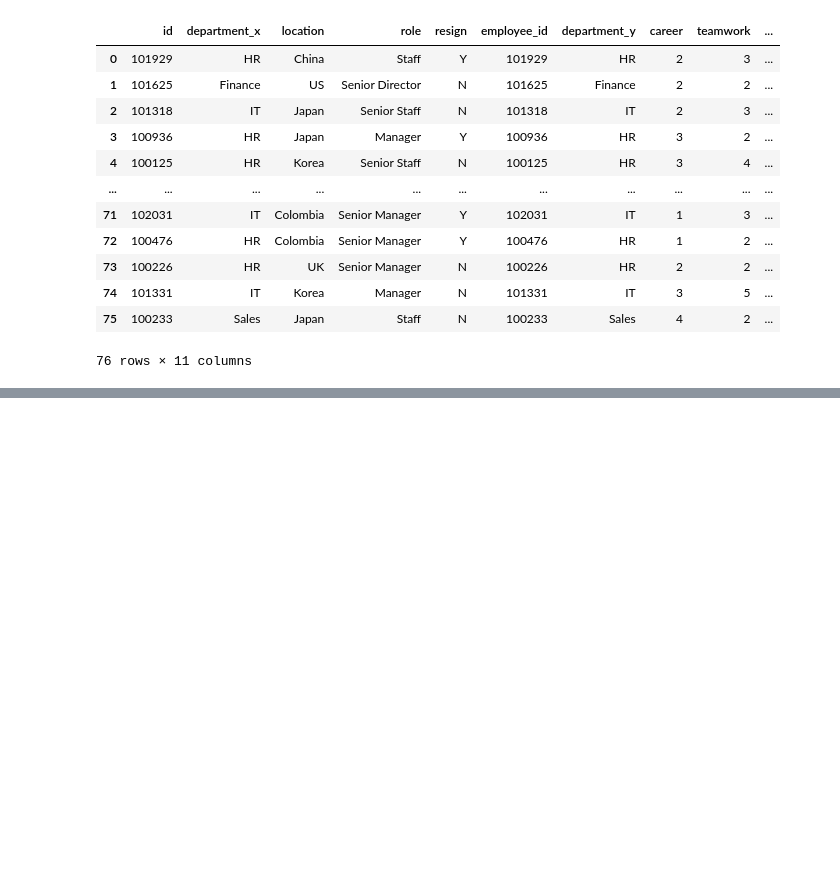
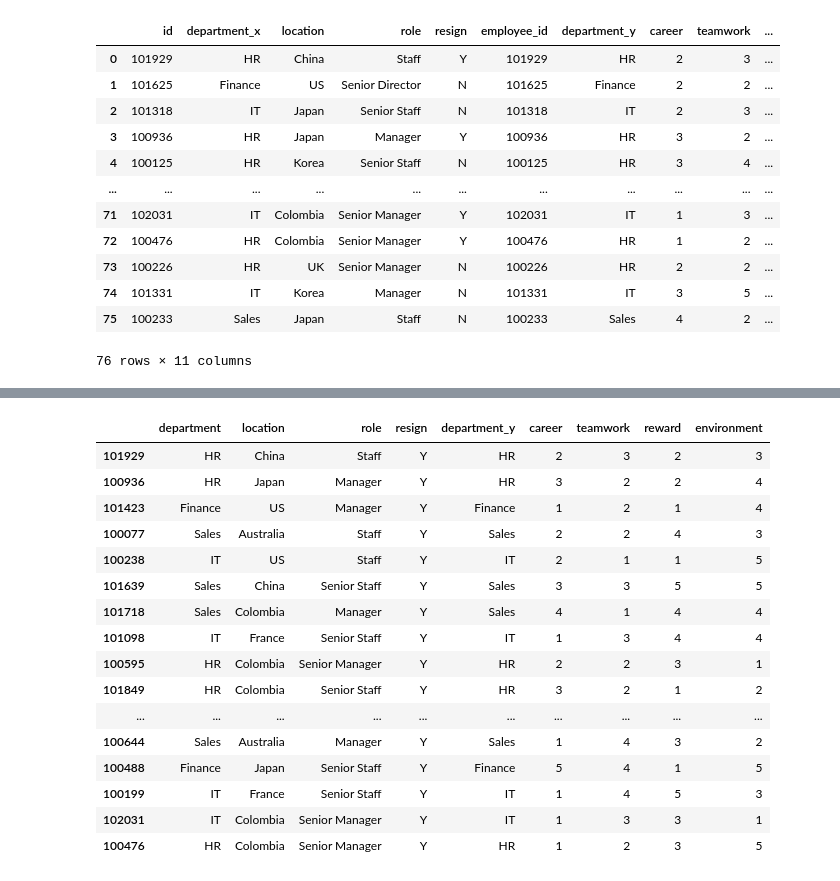
Before and after one commit to changdoong/basic-python, a Jupyter notebook: employee_df/company_df.ipynb, the cells around one changed output, grey strips where cells are left out. Drawn from its saved outputs; the diff is of its cells as text; code cells hidden in the pictures; blank space fills up the shorter version.

Commit message:
company_df update

```diff
--- a/employee_df/company_df.ipynb
+++ b/employee_df/company_df.ipynb
@@ -176,0 +179,3 @@ company_df
+# %%
+employee_df = employee_df.set_index('id')
+survey_df = survey_df.set_index('employee_id')
@@ -176,0 +234,2 @@ company_df
+# %%
+company_df = employee_df.join(survey_df, rsuffix='_y',how = 'inner')
@@ -176,0 +252,22 @@ company_df
+# %%
+condition = company_df['resign'] =='Y'
+# %%
+company_df[condition]
+# %% [output]
+|  | department | location | role | resign | department_y | career | teamwork | reward | environment |
+| 101929 | HR | China | Staff | Y | HR | 2 | 3 | 2 | 3 |
+| 100936 | HR | Japan | Manager | Y | HR | 3 | 2 | 2 | 4 |
+| 101423 | Finance | US | Manager | Y | Finance | 1 | 2 | 1 | 4 |
+| 100077 | Sales | Australia | Staff | Y | Sales | 2 | 2 | 4 | 3 |
+| 100238 | IT | US | Staff | Y | IT | 2 | 1 | 1 | 5 |
+| 101639 | Sales | China | Senior Staff | Y | Sales | 3 | 3 | 5 | 5 |
+| 101718 | Sales | Colombia | Manager | Y | Sales | 4 | 1 | 4 | 4 |
+| 101098 | IT | France | Senior Staff | Y | IT | 1 | 3 | 4 | 4 |
+| 100595 | HR | Colombia | Senior Manager | Y | HR | 2 | 2 | 3 | 1 |
+| 101849 | HR | Colombia | Senior Staff | Y | HR | 3 | 2 | 1 | 2 |
+| ... | ... | ... | ... | ... | ... | ... | ... | ... | ... |
+| 100644 | Sales | Australia | Manager | Y | Sales | 1 | 4 | 3 | 2 |
+| 100488 | Finance | Japan | Senior Staff | Y | Finance | 5 | 4 | 1 | 5 |
+| 100199 | IT | France | Senior Staff | Y | IT | 1 | 4 | 5 | 3 |
+| 102031 | IT | Colombia | Senior Manager | Y | IT | 1 | 3 | 3 | 1 |
+| 100476 | HR | Colombia | Senior Manager | Y | HR | 1 | 2 | 3 | 5 |
```
Also changed, not shown: parts of 9 cells of this notebook.
